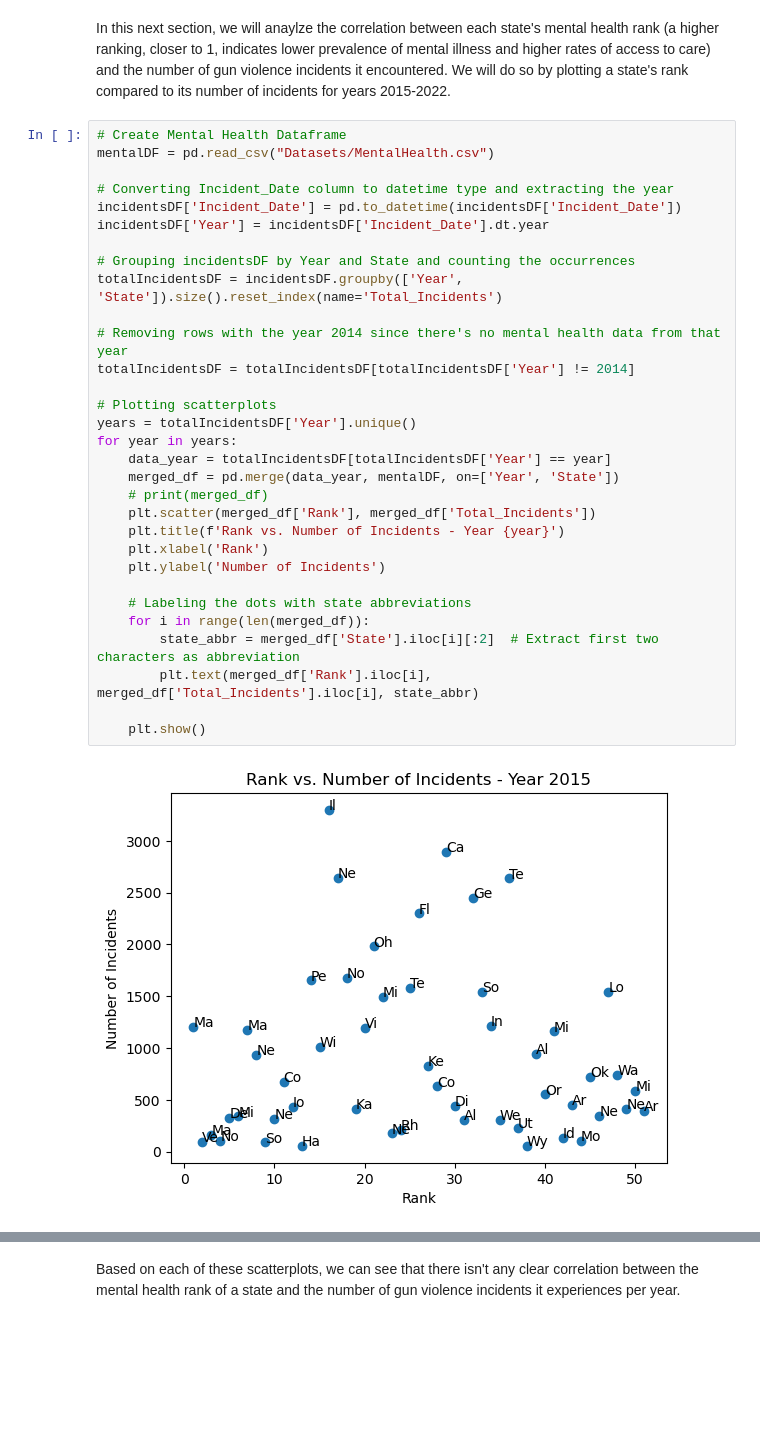
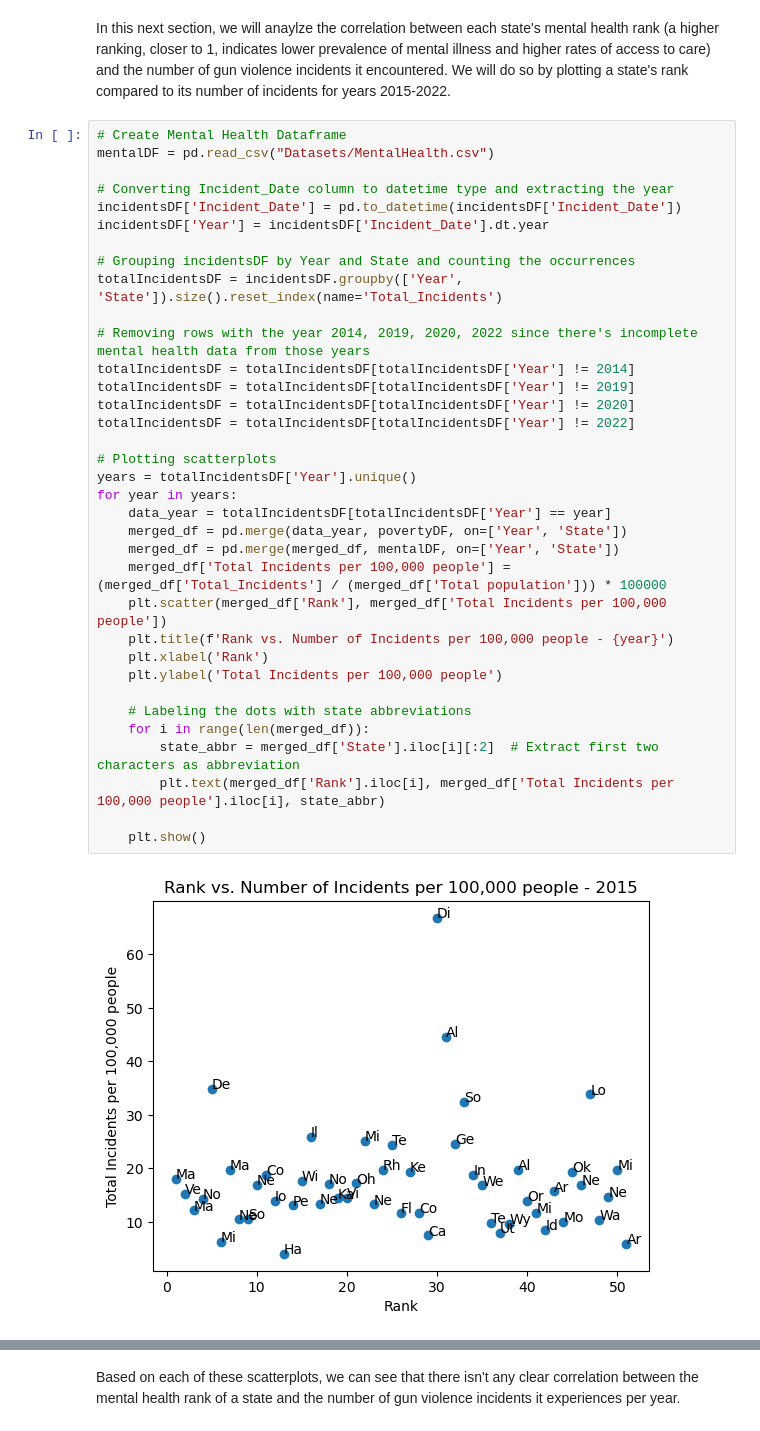
Before and after one commit to d1solis/Gun-Violence-Analysis-Project, a Jupyter notebook: FinalProjectGroup_Sp23_Calvin_Hobbes_Fan_Club.ipynb, the cells around one changed output, grey strips where cells are left out. Cells and saved outputs as stored; diff of their text form; blank space fills up the shorter version.

```diff
--- a/FinalProjectGroup_Sp23_Calvin_Hobbes_Fan_Club.ipynb
+++ b/FinalProjectGroup_Sp23_Calvin_Hobbes_Fan_Club.ipynb
@@ -206,33 +206,37 @@ In this next section, we will anaylze the correlation between each state's menta
 # %%
 # Create Mental Health Dataframe
 mentalDF = pd.read_csv("Datasets/MentalHealth.csv")
 
 # Converting Incident_Date column to datetime type and extracting the year
 incidentsDF['Incident_Date'] = pd.to_datetime(incidentsDF['Incident_Date'])
 incidentsDF['Year'] = incidentsDF['Incident_Date'].dt.year
 
 # Grouping incidentsDF by Year and State and counting the occurrences
 totalIncidentsDF = incidentsDF.groupby(['Year', 'State']).size().reset_index(name='Total_Incidents')
 
-# Removing rows with the year 2014 since there's no mental health data from that year
+# Removing rows with the year 2014, 2019, 2020, 2022 since there's incomplete mental health data from those years
 totalIncidentsDF = totalIncidentsDF[totalIncidentsDF['Year'] != 2014]
+totalIncidentsDF = totalIncidentsDF[totalIncidentsDF['Year'] != 2019]
+totalIncidentsDF = totalIncidentsDF[totalIncidentsDF['Year'] != 2020]
+totalIncidentsDF = totalIncidentsDF[totalIncidentsDF['Year'] != 2022]
 
 # Plotting scatterplots
 years = totalIncidentsDF['Year'].unique()
 for year in years:
     data_year = totalIncidentsDF[totalIncidentsDF['Year'] == year]
-    merged_df = pd.merge(data_year, mentalDF, on=['Year', 'State'])
-    # print(merged_df)
-    plt.scatter(merged_df['Rank'], merged_df['Total_Incidents'])
-    plt.title(f'Rank vs. Number of Incidents - Year {year}')
+    merged_df = pd.merge(data_year, povertyDF, on=['Year', 'State'])
+    merged_df = pd.merge(merged_df, mentalDF, on=['Year', 'State'])
+    merged_df['Total Incidents per 100,000 people'] = (merged_df['Total_Incidents'] / (merged_df['Total population'])) * 100000
+    plt.scatter(merged_df['Rank'], merged_df['Total Incidents per 100,000 people'])
+    plt.title(f'Rank vs. Number of Incidents per 100,000 people - {year}')
     plt.xlabel('Rank')
-    plt.ylabel('Number of Incidents')
+    plt.ylabel('Total Incidents per 100,000 people')
 
     # Labeling the dots with state abbreviations
     for i in range(len(merged_df)):
         state_abbr = merged_df['State'].iloc[i][:2]  # Extract first two characters as abbreviation
-        plt.text(merged_df['Rank'].iloc[i], merged_df['Total_Incidents'].iloc[i], state_abbr)
+        plt.text(merged_df['Rank'].iloc[i], merged_df['Total Incidents per 100,000 people'].iloc[i], state_abbr)
 
     plt.show()
 # %% [output]
-[figure, old version]
+[figure, new version]
```
Also changed, not shown: parts of 3 cells of this notebook.
